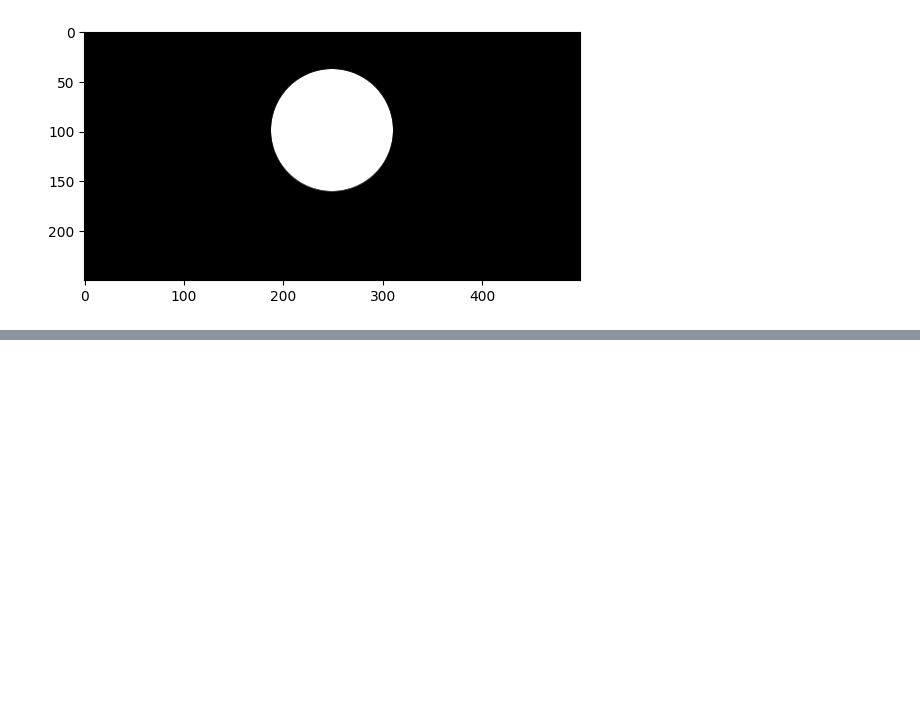
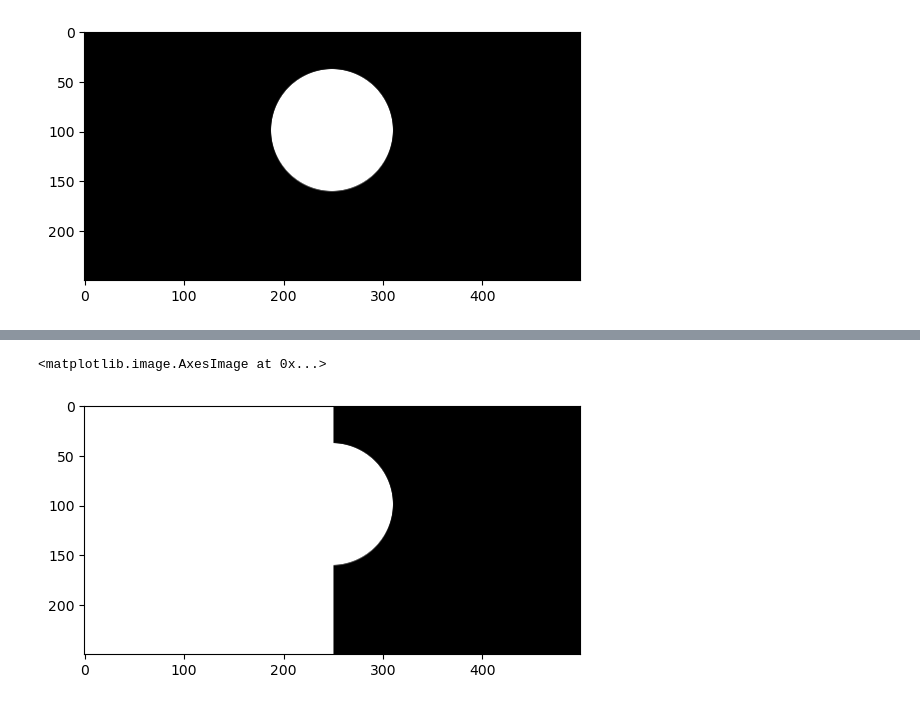
Before and after one commit to prathwik0/AICV, a Jupyter notebook: CV/2_bitwiseoperation.ipynb, the cells around one changed output, grey strips where cells are left out. Saved outputs shown, nothing was run; the diff lists cells and outputs as text; code cells hidden in the pictures; blank space fills up the shorter version.

```diff
--- a/CV/2_bitwiseoperation.ipynb
+++ b/CV/2_bitwiseoperation.ipynb
@@ -33,7 +39,11 @@ display("AND", bitwiseAnd)
 # %%
 # Image Operation OR
 bitwiseOr = cv2.bitwise_or(img1, img2)
-display("OR", bitwiseOr)
+plt.imshow(bitwiseOr)
+# display("OR", bitwiseOr)
+# %% [output]
+<matplotlib.image.AxesImage at 0x...>
+[figure, added]
 # %%
 # Image Operation Not
 bitswiseNot = cv2.bitwise_not(img2)
```
Also changed, not shown: parts of 5 cells of this notebook, 17 other files.
